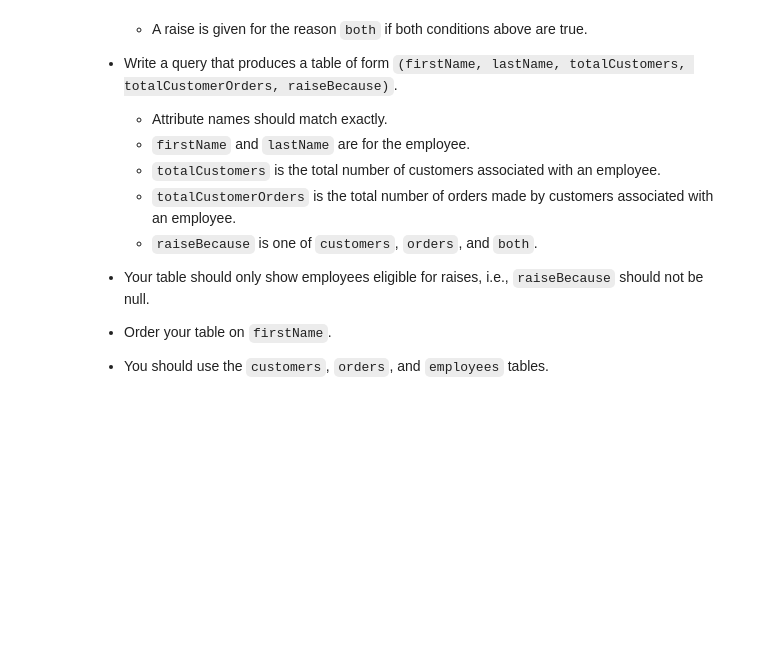
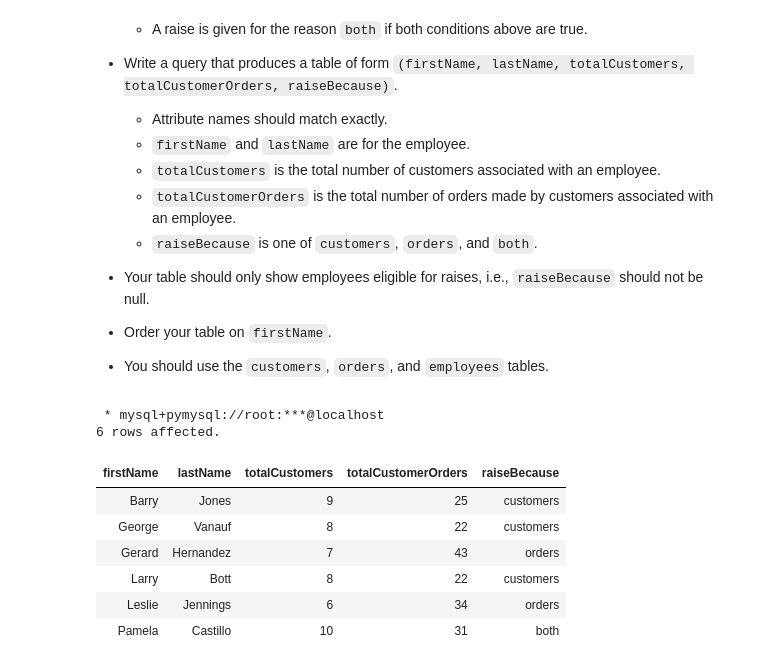
Before and after one commit to avahajr/W4111-Intro-to-Databases-Spring-2024, a Jupyter notebook: Exams/Midterm/S24-W4111-Midterm.ipynb, the cells around one changed output. Drawn from its saved outputs; the diff is of its cells as text; code cells hidden in the pictures; blank space fills up the shorter version.

```diff
--- a/Exams/Midterm/S24-W4111-Midterm.ipynb
+++ b/Exams/Midterm/S24-W4111-Midterm.ipynb
@@ -1033,0 +1113,35 @@ select
+# %%
+%%sql
+
+SELECT
+    employees.firstName,
+    employees.lastName,
+    COUNT(DISTINCT customers.customerNumber) AS totalCustomers,
+    COUNT(DISTINCT orders.orderNumber) AS totalCustomerOrders,
+    CASE
+        WHEN COUNT(DISTINCT customers.customerNumber) >= 8 AND COUNT(DISTINCT orders.orderNumber) >= 30 THEN 'both'
+        WHEN COUNT(DISTINCT customers.customerNumber) >= 8 THEN 'customers'
+        WHEN COUNT(DISTINCT orders.orderNumber) >= 30 THEN 'orders'
+    END AS raiseBecause
+FROM
+    employees
+LEFT JOIN
+    customers ON employees.employeeNumber = customers.salesRepEmployeeNumber
+LEFT JOIN
+    orders ON customers.customerNumber = orders.customerNumber
+GROUP BY
+    employees.employeeNumber, employees.firstName, employees.lastName
+HAVING
+    raiseBecause IS NOT NULL
+ORDER BY
+    employees.firstName;
+# %% [output]
+ * mysql+pymysql://root:***@localhost
+6 rows affected.
+| firstName | lastName | totalCustomers | totalCustomerOrders | raiseBecause |
+| Barry | Jones | 9 | 25 | customers |
+| George | Vanauf | 8 | 22 | customers |
+| Gerard | Hernandez | 7 | 43 | orders |
+| Larry | Bott | 8 | 22 | customers |
+| Leslie | Jennings | 6 | 34 | orders |
+| Pamela | Castillo | 10 | 31 | both |
```
Also changed, not shown: parts of 14 cells of this notebook, 24 other files.
